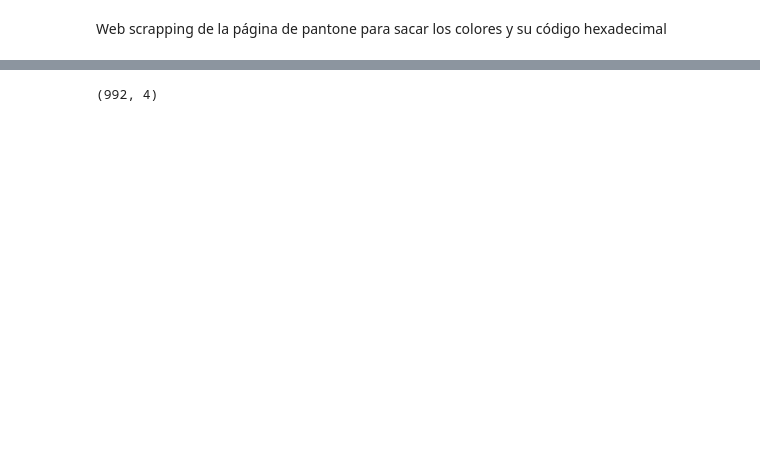
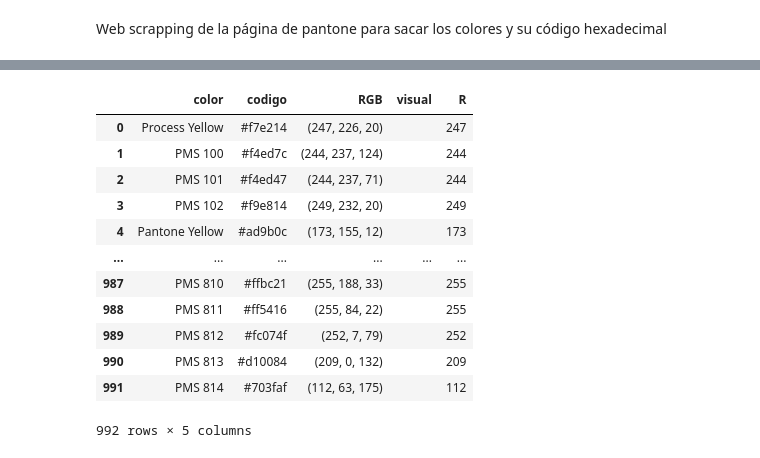
Before and after one commit to olmocorell/When-neural-nets-becomes-sentiments-in-ART, a Jupyter notebook: Colores.ipynb, the cells around one changed output, grey strips where cells are left out. Drawn from its saved outputs; the diff is of its cells as text; code cells hidden in the pictures; blank space fills up the shorter version.

```diff
--- a/Colores.ipynb
+++ b/Colores.ipynb
@@ -29,6 +45,19 @@ def hex_to_rgb(value):
     return tuple(int(value[i:i + lv // 3], 16) for i in range(0, lv, lv // 3))
 # %%
 colores["RGB"] = colores.codigo.map(hex_to_rgb)
+# %%
+def extraeR(x):
+    b = x[0]
+    return b
+def extraeG(x):
+    b = x[1]
+    return b
+def extraeB(x):
+    b = x[2]
+    return b
+colores["R"] = colores.RGB.apply(extraeR)
+colores["G"] = colores.RGB.apply(extraeG)
+colores["B"] = colores.RGB.apply(extraeB)
 # %%
 colores["visual"] = ""
 # %%
@@ -38,6 +69,18 @@ styled
 # %% [output]
 [interactive output not drawn]
 # %%
-colores.shape
+colores
 # %% [output]
+|  | color | codigo | RGB | visual | R |
+| 0 | Process Yellow | #f7e214 | (247, 226, 20) |  | 247 |
+| 1 | PMS 100 | #f4ed7c | (244, 237, 124) |  | 244 |
+| 2 | PMS 101 | #f4ed47 | (244, 237, 71) |  | 244 |
+| 3 | PMS 102 | #f9e814 | (249, 232, 20) |  | 249 |
+| 4 | Pantone Yellow | #ad9b0c | (173, 155, 12) |  | 173 |
+| ... | ... | ... | ... | ... | ... |
+| 987 | PMS 810 | #ffbc21 | (255, 188, 33) |  | 255 |
+| 988 | PMS 811 | #ff5416 | (255, 84, 22) |  | 255 |
+| 989 | PMS 812 | #fc074f | (252, 7, 79) |  | 252 |
+| 990 | PMS 813 | #d10084 | (209, 0, 132) |  | 209 |
+| 991 | PMS 814 | #703faf | (112, 63, 175) |  | 112 |
-(992, 4)
+992 rows × 5 columns
```
Also changed, not shown: parts of 2 cells of this notebook, 13 other files.
